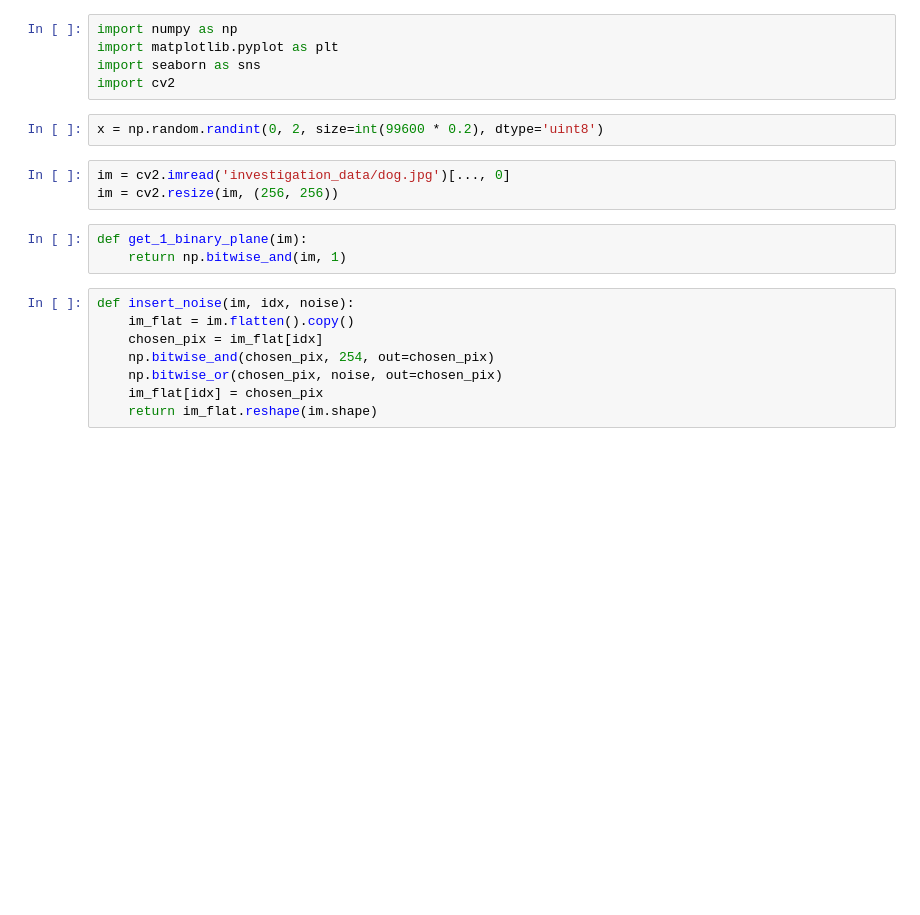
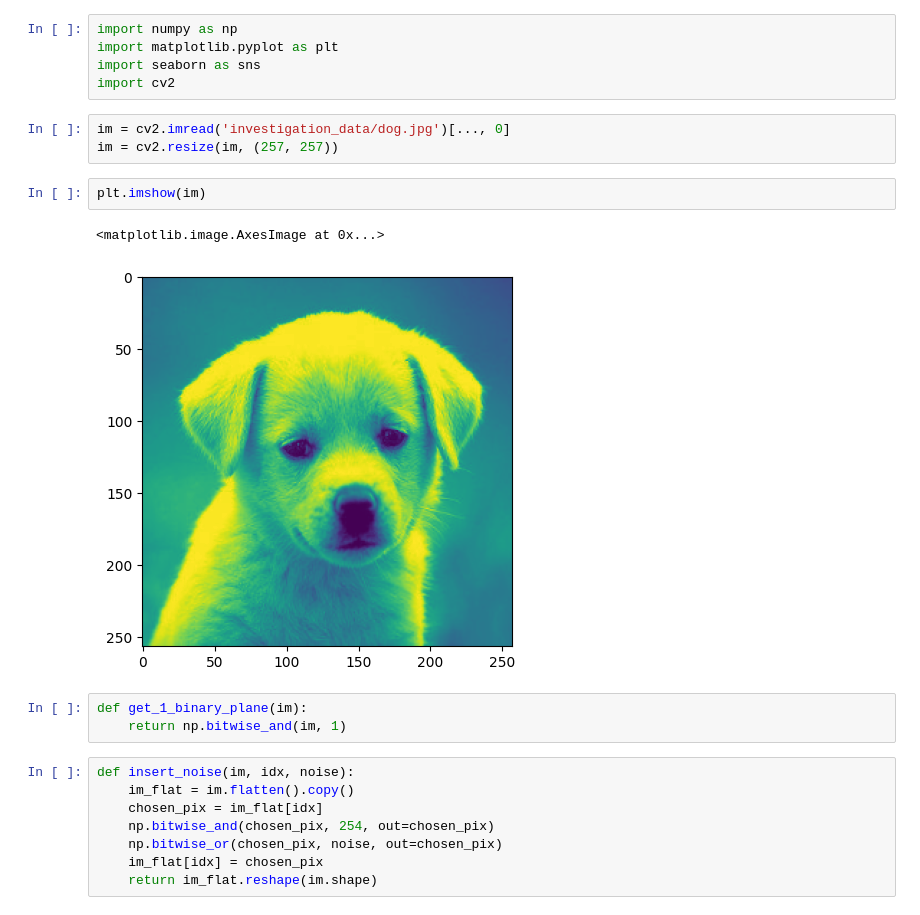
Before and after one commit to itsecd/ml-for-sec-lab2, a Jupyter notebook: Investigation_1.ipynb, the cells around one changed output. Saved outputs shown, nothing was run; the diff lists cells and outputs as text; blank space fills up the shorter version.

```diff
--- a/Investigation_1.ipynb
+++ b/Investigation_1.ipynb
@@ -3,11 +3,14 @@ import numpy as np
 import matplotlib.pyplot as plt
 import seaborn as sns
 import cv2
-# %%
-x = np.random.randint(0, 2, size=int(99600 * 0.2), dtype='uint8')
 # %%
 im = cv2.imread('investigation_data/dog.jpg')[..., 0]
-im = cv2.resize(im, (256, 256))
+im = cv2.resize(im, (257, 257))
+# %%
+plt.imshow(im)
+# %% [output]
+<matplotlib.image.AxesImage at 0x...>
+[figure, added]
 # %%
 def get_1_binary_plane(im):
     return np.bitwise_and(im, 1)
```
Also changed, not shown: parts of 12 cells of this notebook, 12 other files.
